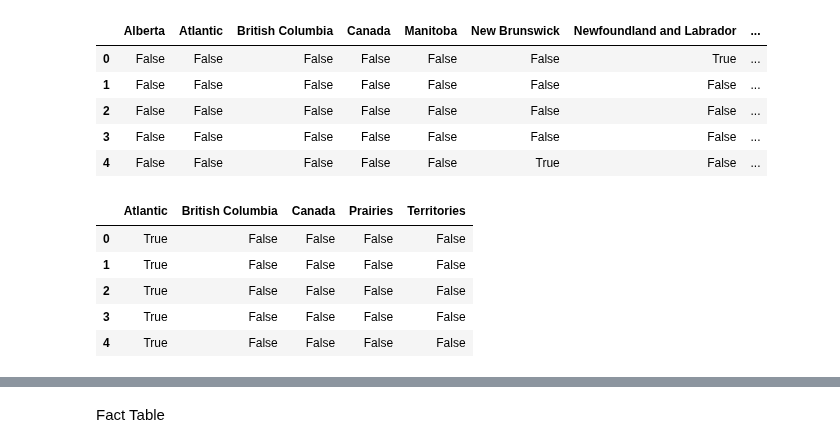
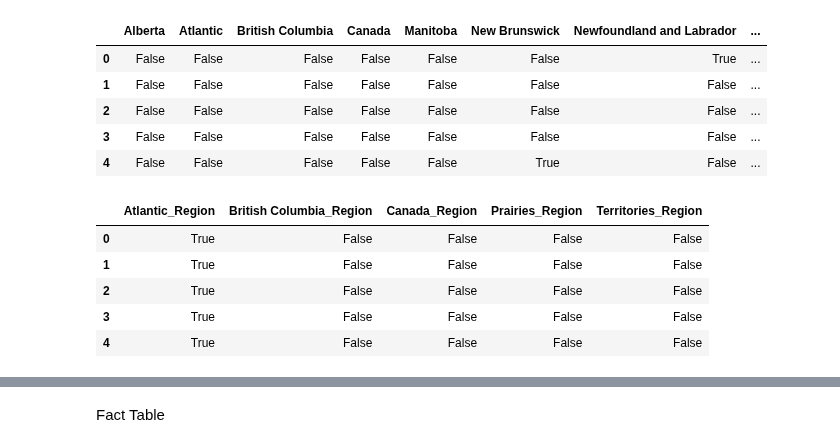
Before and after one commit to Daniel-Dumitrescu/csi4142-project, a Jupyter notebook: Data_Transformation.ipynb, the cells around one changed output, grey strips where cells are left out. Cells and saved outputs as stored; diff of their text form; code cells hidden in the pictures.

```diff
--- a/Data_Transformation.ipynb
+++ b/Data_Transformation.ipynb
@@ -170,9 +163,10 @@ name_en_one_hot.head()
 | 4 | False | False | False | False | False | True | False | ... |
 # %%
 region_one_hot = pd.get_dummies(region_df['GeographicRegion'])
+region_one_hot.rename(columns=lambda x: x+'_Region', inplace=True)
 region_one_hot.head()
 # %% [output]
-|  | Atlantic | British Columbia | Canada | Prairies | Territories |
+|  | Atlantic_Region | British Columbia_Region | Canada_Region | Prairies_Region | Territories_Region |
 | 0 | True | False | False | False | False |
 | 1 | True | False | False | False | False |
 | 2 | True | False | False | False | False |
```
Also changed, not shown: parts of 33 cells of this notebook, 7 other files.
